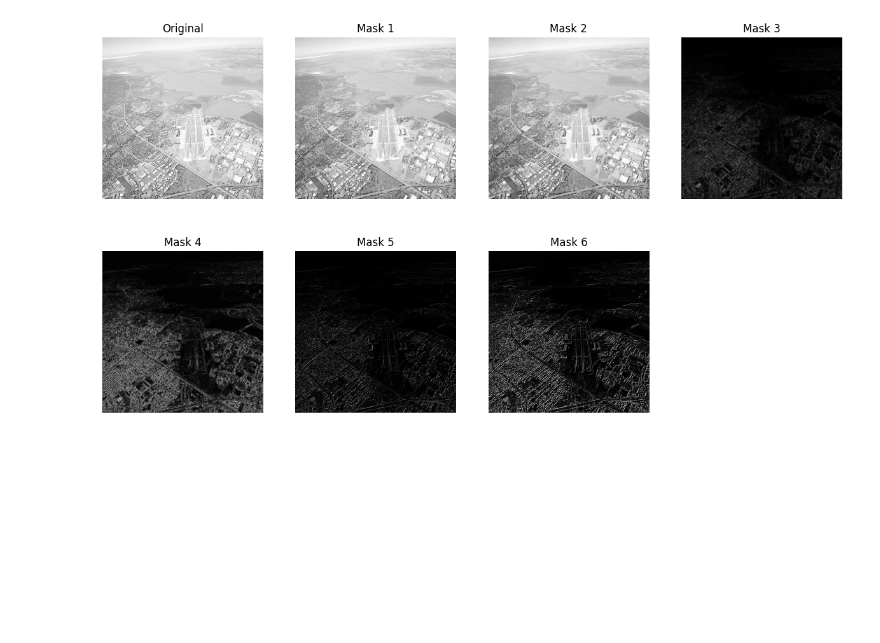
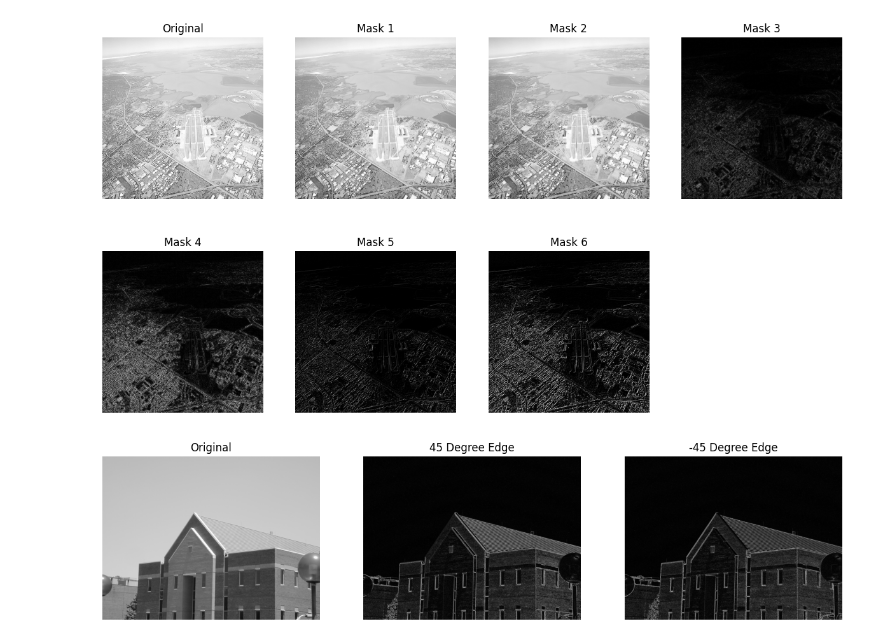
Before and after one commit to Mystery-Oh/2026-1_CV, a Jupyter notebook: HW2.ipynb, the cells around one changed output. Drawn from its saved outputs; the diff is of its cells as text; code cells hidden in the pictures; blank space fills up the shorter version.

Commit message:
Colab을 통해 생성됨

```diff
--- a/HW2.ipynb
+++ b/HW2.ipynb
@@ -160,3 +158,42 @@ plt.show()
+# %%
+# HW 2-4
+
+img = cv2.imread('/content/drive/MyDrive/Colab Notebooks/HW2_data/hw2-4.jpg', cv2.IMREAD_GRAYSCALE)
+
+sobel_45 = np.array([[ 0,  1,  2],
+                     [-1,  0,  1],
+                     [-2, -1,  0]], dtype=np.float32)
+
+sobel_minus_45 = np.array([[-2, -1,  0],
+                           [-1,  0,  1],
+                           [ 0,  1,  2]], dtype=np.float32)
+
+edge_45 = cv2.filter2D(img, cv2.CV_64F, sobel_45)
+edge_minus_45 = cv2.filter2D(img, cv2.CV_64F, sobel_minus_45)
+
+edge_45 = np.uint8(np.absolute(edge_45))
+edge_minus_45 = np.uint8(np.absolute(edge_minus_45))
+
+plt.figure(figsize=(15, 5))
+
+plt.subplot(1, 3, 1)
+plt.imshow(img, cmap='gray', vmin=0, vmax=255)
+plt.title('Original')
+plt.axis('off')
+
+plt.subplot(1, 3, 2)
+plt.imshow(edge_45, cmap='gray', vmin=0, vmax=255)
+plt.title('45 Degree Edge')
+plt.axis('off')
+
+plt.subplot(1, 3, 3)
+plt.imshow(edge_minus_45, cmap='gray', vmin=0, vmax=255)
+plt.title('-45 Degree Edge')
+plt.axis('off')
+
+plt.show()
+# %% [output]
+[figure, added]
 # %%
 # HW 2-5
 # %%
```
Also changed, not shown: parts of 1 cell of this notebook.
